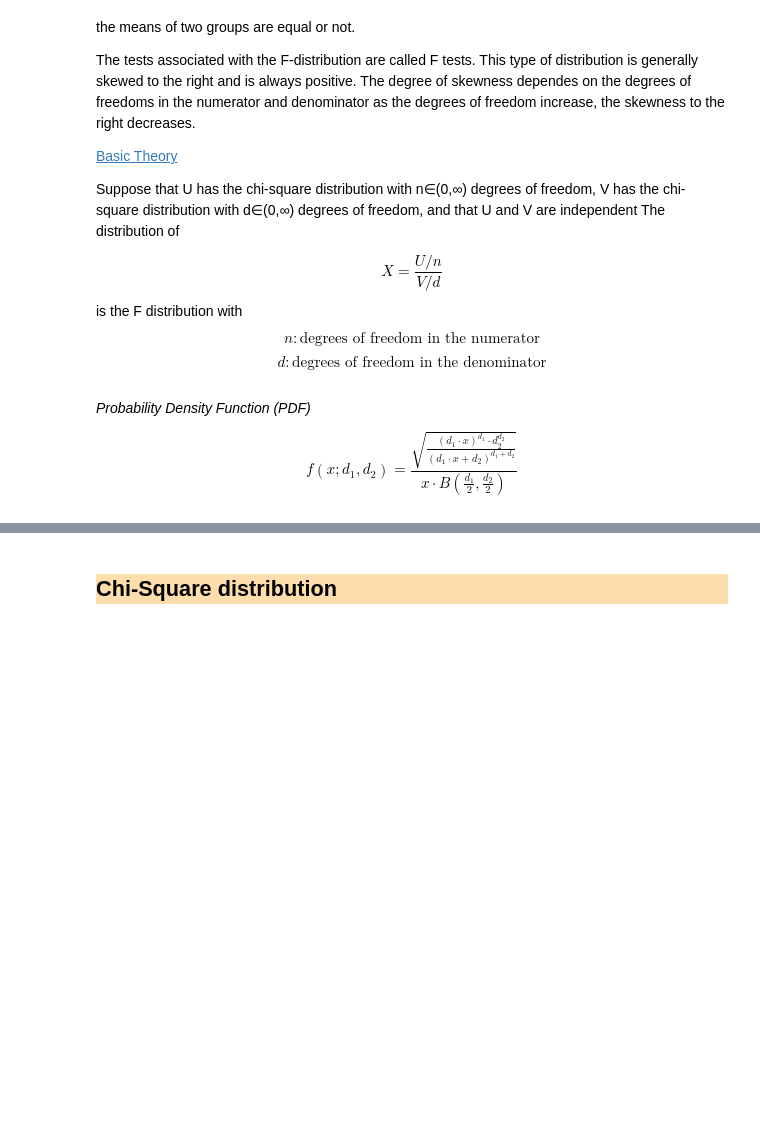
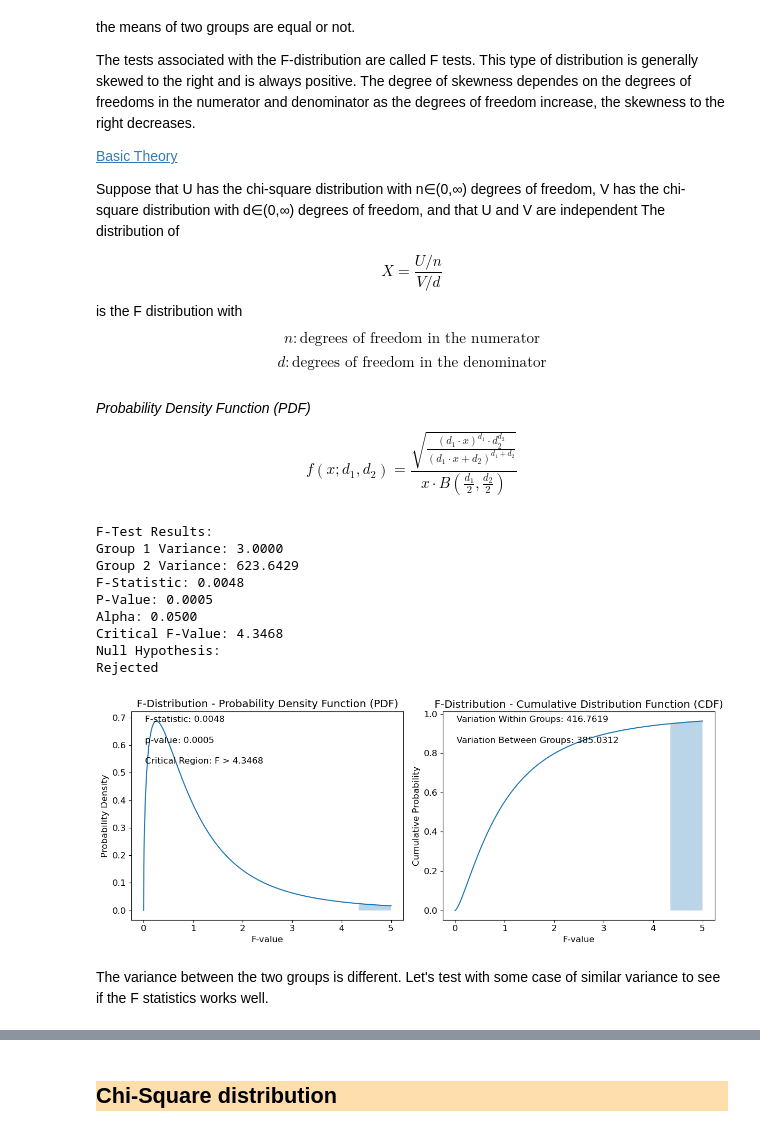
Before and after one commit to shibzr/statistics, a Jupyter notebook: Probability Distribution.ipynb, the cells around one changed output, grey strips where cells are left out. Cells and saved outputs as stored; diff of their text form; code cells hidden in the pictures; blank space fills up the shorter version.

```diff
--- a/Probability Distribution.ipynb
+++ b/Probability Distribution.ipynb
@@ -846,0 +939,18 @@ $$f(x; d_1, d_2) = \frac{{\sqrt{{\frac{{(d_1 \cdot x)^{d_1} \cdot d_2^{d_2}}}{{(
+# %%
+#Example of checking the impact of taking a specific medicine on two groupes (controlled and treated group)
+#Controlled group given placebo -> low impact
+#Treated group given real medeicie -> high impact
+f_distribution([1, 5, 4, 4], [2, 5, 5, 30, 50, 40, 50, 68])
+# %% [output]
+F-Test Results:
+Group 1 Variance: 3.0000
+Group 2 Variance: 623.6429
+F-Statistic: 0.0048
+P-Value: 0.0005
+Alpha: 0.0500
+Critical F-Value: 4.3468
+Null Hypothesis:
+Rejected
+[figure, added]
+# %% [markdown]
+The variance between the two groups is different. Let's test with some case of similar variance to see if the F statistics works well.
```
Also changed, not shown: parts of 3 cells of this notebook.
